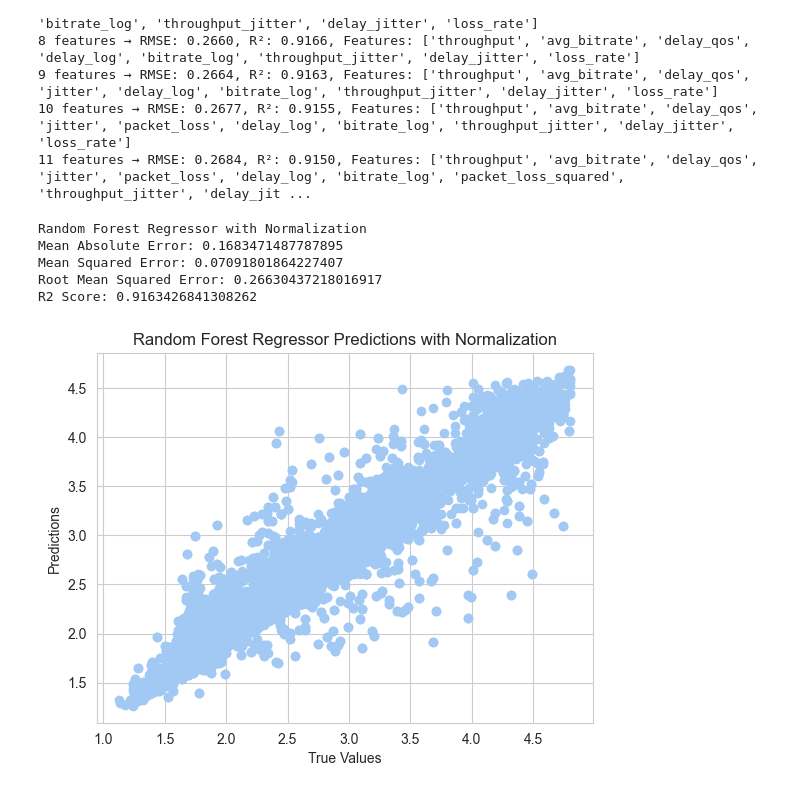
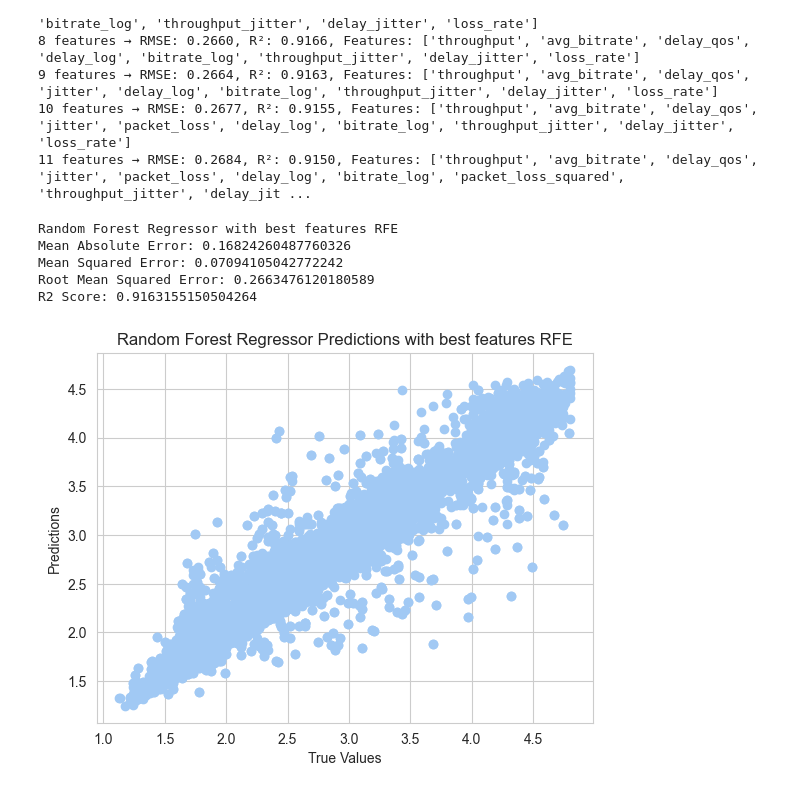
Before and after one commit to zazou-git86/MOS_QOE_Selenium, a Jupyter notebook: MOS_QOE_Selenium.ipynb, the cells around one changed output. Drawn from its saved outputs; the diff is of its cells as text; code cells hidden in the pictures.

```diff
--- a/MOS_QOE_Selenium.ipynb
+++ b/MOS_QOE_Selenium.ipynb
@@ -509,28 +509,28 @@ for k in range(2, X.shape[1] + 1):
 10 features → RMSE: 0.2677, R²: 0.9155, Features: ['throughput', 'avg_bitrate', 'delay_qos', 'jitter', 'packet_loss', 'delay_log', 'bitrate_log', 'throughput_jitter', 'delay_jitter', 'loss_rate']
 11 features → RMSE: 0.2684, R²: 0.9150, Features: ['throughput', 'avg_bitrate', 'delay_qos', 'jitter', 'packet_loss', 'delay_log', 'bitrate_log', 'packet_loss_squared', 'throughput_jitter', 'delay_jit ...
 # %%
-#test de la normalisation
-scaler = StandardScaler()
+
+
 X_best = data[['throughput', 'avg_bitrate', 'delay_qos', 'delay_log', 'bitrate_log', 'throughput_jitter', 'delay_jitter', 'loss_rate']]
-X_best = scaler.fit_transform(X_best)
+
 X_train, X_test, y_train, y_test = train_test_split(X_best, y, test_size=0.2, random_state=42)
 rf = RandomForestRegressor(n_estimators=600, max_depth=48, max_features=0.2)
 rf.fit(X_train, y_train)
 rf_pred = rf.predict(X_test)
-print("Random Forest Regressor with Normalization")
+print("Random Forest Regressor with best features RFE")
 print("Mean Absolute Error:", mean_absolute_error(y_test, rf_pred))
 print("Mean Squared Error:", mean_squared_error(y_test, rf_pred))
 print("Root Mean Squared Error:", np.sqrt(mean_squared_error(y_test, rf_pred)))
 print("R2 Score:", r2_score(y_test, rf_pred))
 plt.scatter(y_test, rf_pred)
 plt.xlabel('True Values')
 plt.ylabel('Predictions')
-plt.title('Random Forest Regressor Predictions with Normalization')
+plt.title('Random Forest Regressor Predictions with best features RFE')
 plt.show()
 # %% [output]
-Random Forest Regressor with Normalization
-Mean Absolute Error: 0.1683471487787895
-Mean Squared Error: 0.07091801864227407
-Root Mean Squared Error: 0.26630437218016917
-R2 Score: 0.9163426841308262
+Random Forest Regressor with best features RFE
+Mean Absolute Error: 0.16824260487760326
+Mean Squared Error: 0.07094105042772242
+Root Mean Squared Error: 0.2663476120180589
+R2 Score: 0.9163155150504264
-[figure, old version]
+[figure, new version]
```
Also changed, not shown: parts of 4 cells of this notebook.
